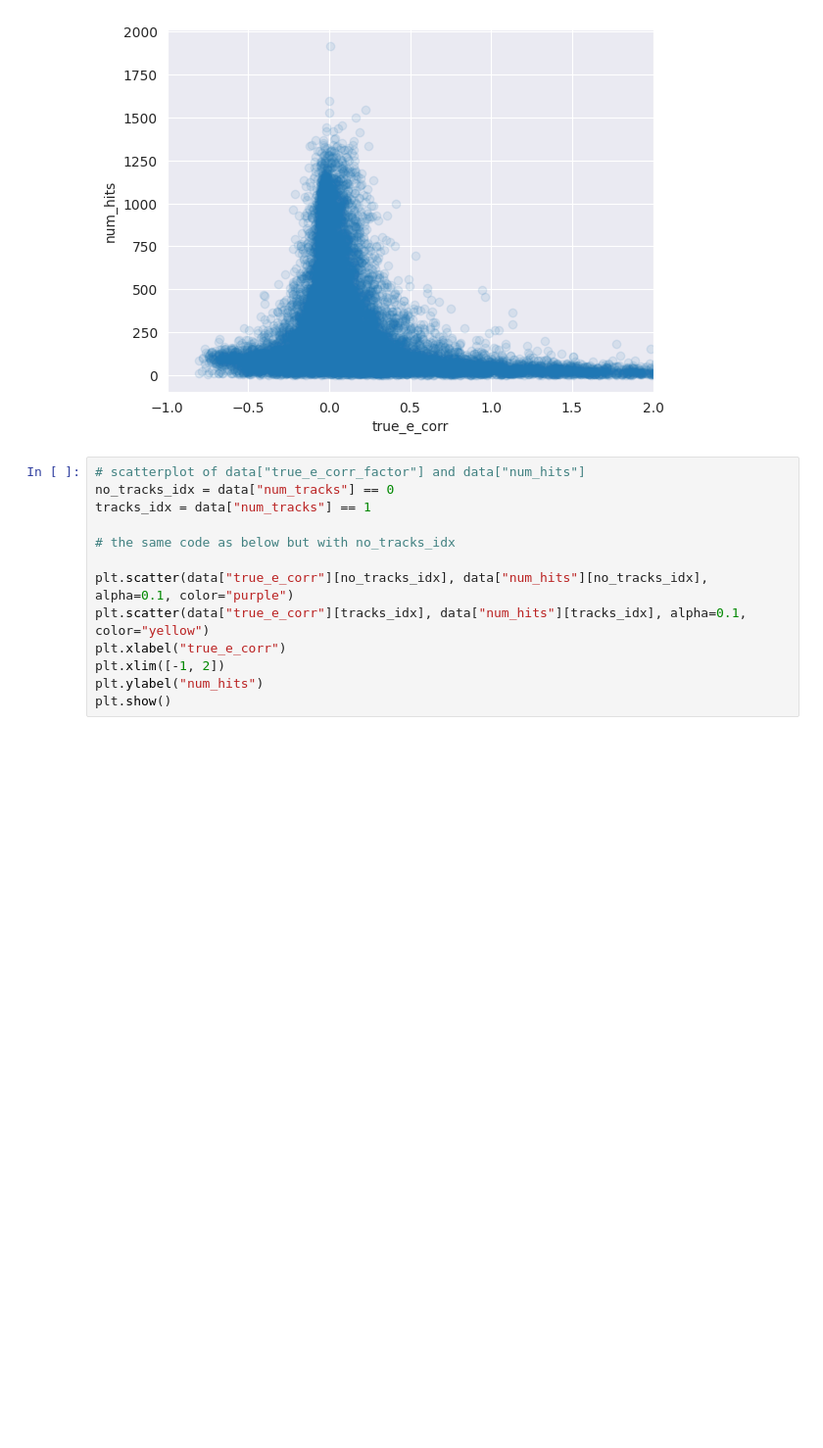
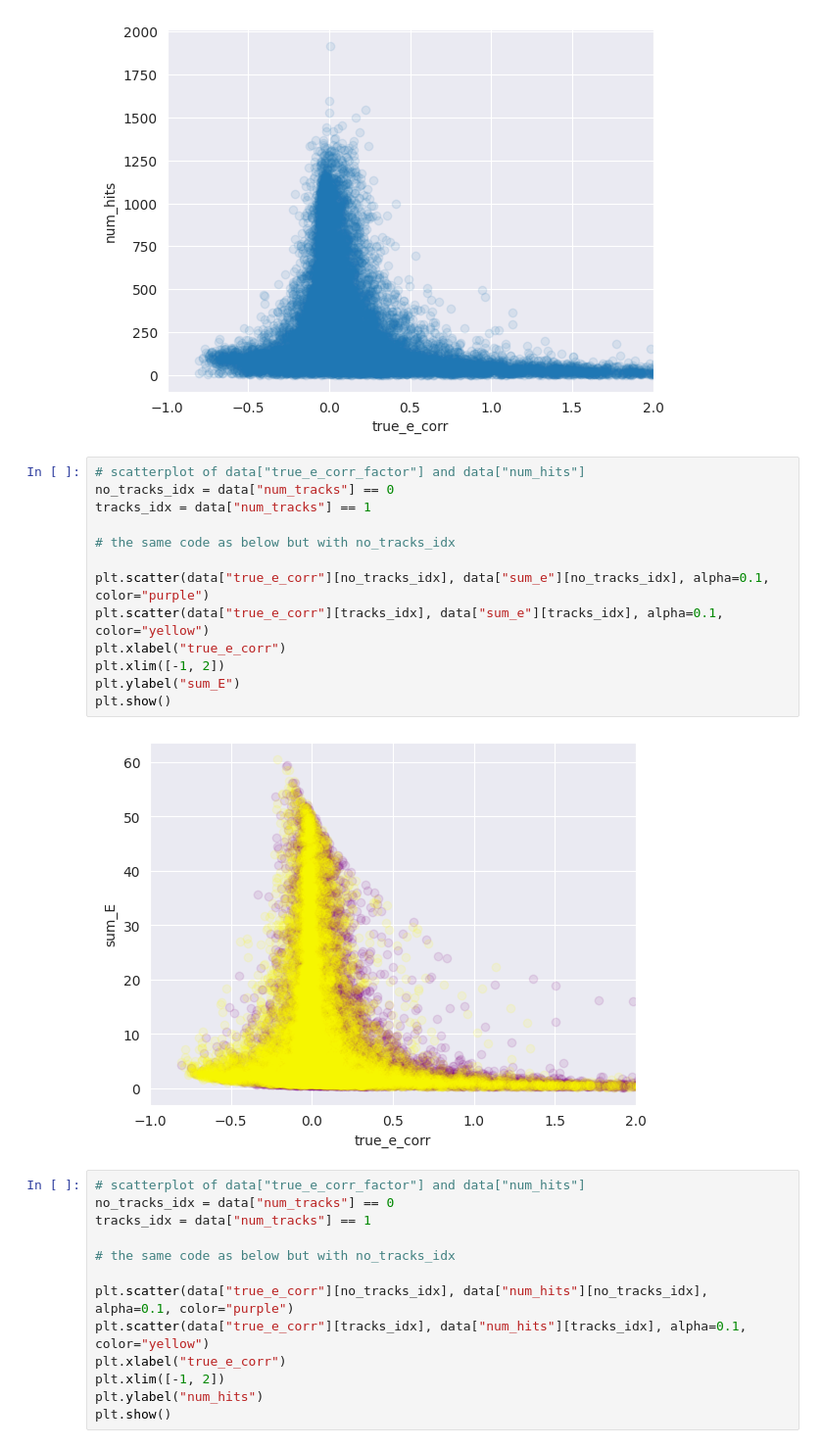
Before and after one commit to selvaggi/mlpf, a Jupyter notebook: notebooks/7_clustering_features_GT_clusters.ipynb, the cells around one changed output. Shown at 98% size. Drawn from its saved outputs; the diff is of its cells as text; blank space fills up the shorter version.

```diff
--- a/notebooks/7_clustering_features_GT_clusters.ipynb
+++ b/notebooks/7_clustering_features_GT_clusters.ipynb
@@ -80,6 +80,21 @@ plt.ylabel("num_hits")
 plt.show()
 # %% [output]
 [figure]
+# %%
+# scatterplot of data["true_e_corr_factor"] and data["num_hits"]
+no_tracks_idx = data["num_tracks"] == 0
+tracks_idx = data["num_tracks"] == 1
+
+# the same code as below but with no_tracks_idx
+
+plt.scatter(data["true_e_corr"][no_tracks_idx], data["sum_e"][no_tracks_idx], alpha=0.1, color="purple")
+plt.scatter(data["true_e_corr"][tracks_idx], data["sum_e"][tracks_idx], alpha=0.1, color="yellow")
+plt.xlabel("true_e_corr")
+plt.xlim([-1, 2])
+plt.ylabel("sum_E")
+plt.show()
+# %% [output]
+[figure, added]
 # %%
 # scatterplot of data["true_e_corr_factor"] and data["num_hits"]
 no_tracks_idx = data["num_tracks"] == 0
```
Also changed, not shown: parts of 14 cells of this notebook, 1 other file.
